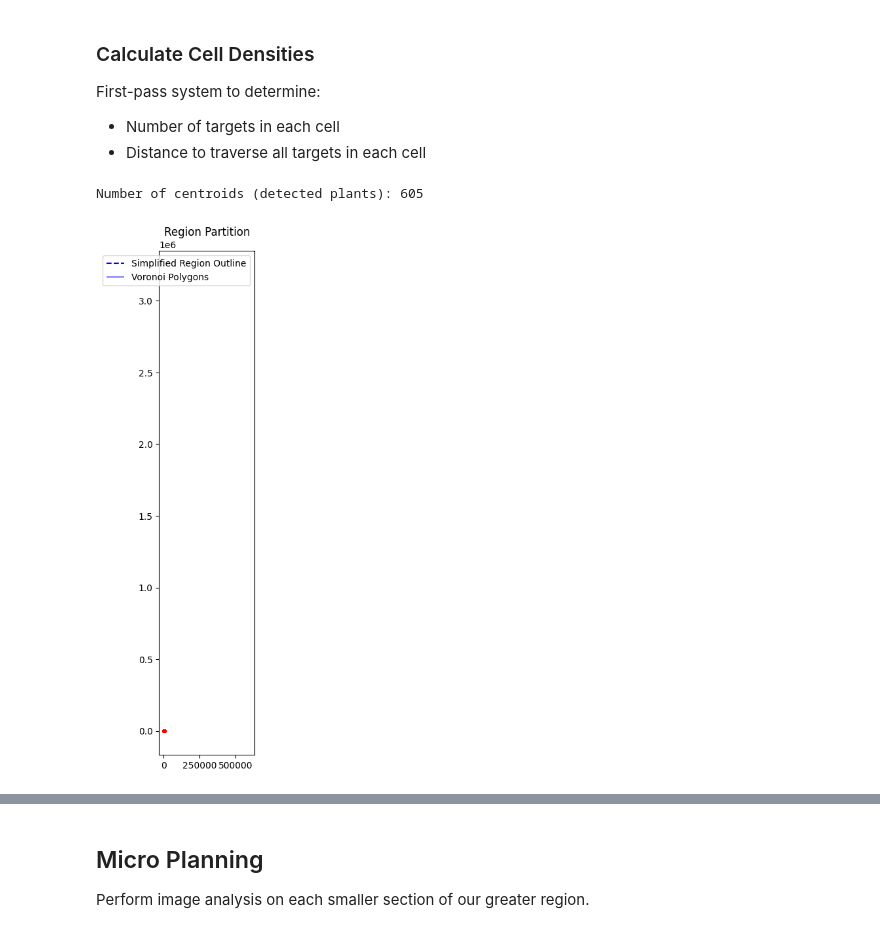
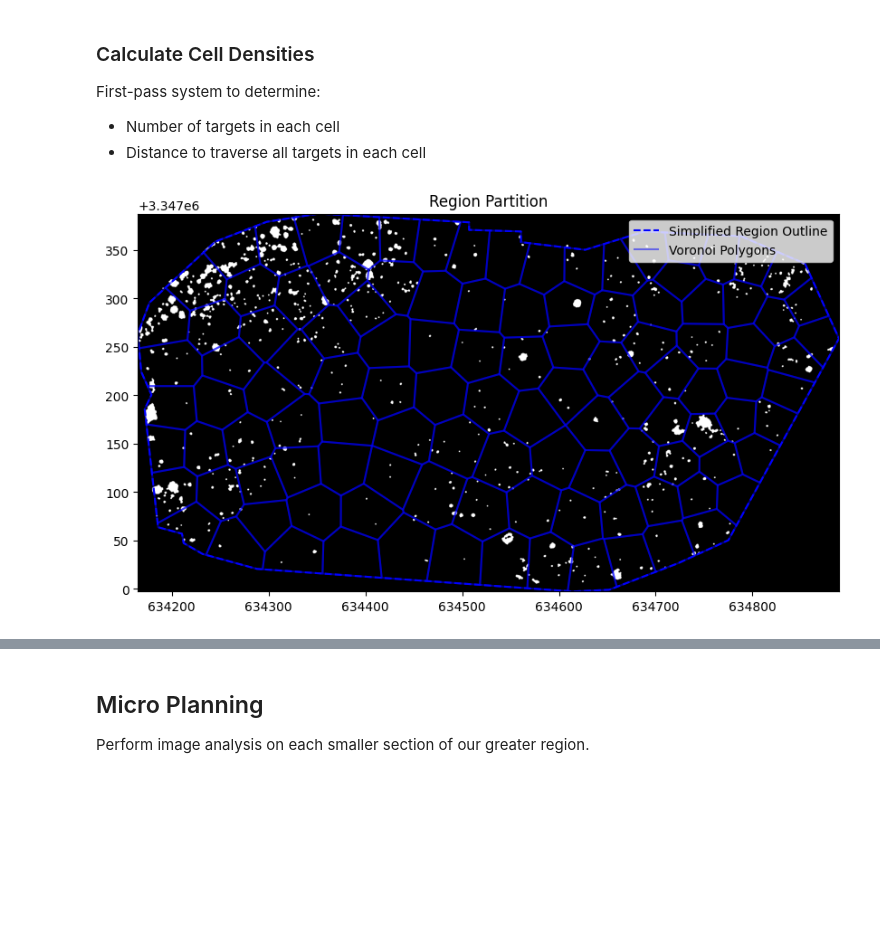
Before and after one commit to javelina-works/unsupervised-cv-search, a Jupyter notebook: content/notebooks/work_plan.ipynb, the cells around one changed output, grey strips where cells are left out. Cells and saved outputs as stored; diff of their text form; code cells hidden in the pictures; blank space fills up the shorter version.

Commit message:
Fix binary mask extent generation

```diff
--- a/content/notebooks/work_plan.ipynb
+++ b/content/notebooks/work_plan.ipynb
@@ -206,0 +198,21 @@ print(f"Number of centroids (detected plants): {len(centroids)}")
+# %%
+from plant_search.image_preprocess import (
+    generate_target_mask,
+    identify_targets,
+)
+
+binary_mask = generate_target_mask(image) # Generate
+
+# Load mask the easy way
+binary_mask_path = "../outputs/region_binary_mask.tif"
+
+# Open the GeoTIFF and load as NumPy array
+with rasterio.open(binary_mask_path) as src:
+    binary_mask = src.read(1)  # Read the first band
+    transform = src.transform  # Get the affine transform
+    crs = src.crs  # Get the CRS
+
+
+# targets_gdf = identify_targets(binary_mask, transform)
+
+# print(f"Number of targets (detected plants): {len(targets_gdf)}")
@@ -207,25 +239,35 @@ print(f"Number of centroids (detected plants): {len(centroids)}")
 # %%
 
 # Display identified targets
 fig, ax = plt.subplots(figsize=(10, 10))
-ax.imshow(image, extent=image_extent, alpha=0.8) # Display original image
+# ax.imshow(image, extent=image_extent, alpha=0.8) # Display original image
+ax.imshow(binary_mask, extent=image_extent, cmap='gray')
+
 # Region outline
 gpd.GeoDataFrame({"geometry": [simplified_polygon]}).boundary.plot(ax=ax, color="blue", linestyle="--", label="Simplified Region Outline")
 # Region cells
 voronoi_gdf.boundary.plot(ax=ax, color="blue", alpha=0.5, label="Voronoi Polygons")
 # points_gdf.plot(ax=ax, color="red", markersize=10, label="Seed Points")
-for bbox, centroid in zip(bounding_boxes, centroids):
-    (min_col, min_row), (max_col, max_row) = bbox # Draw bounding box
-    ax.add_patch(plt.Rectangle((min_col, min_row), max_col - min_col, max_row - min_row,
-                                edgecolor="red", fill=False, linewidth=1))
-    ax.plot(centroid[0], centroid[1], "ro", markersize=2)  # Plot centroid
+
+# Plot targets bounding boxes
+# targets_gdf.plot(column='bounding_box', ax=ax, edgecolor='red', facecolor='none', linewidth=1.5, label='Bounding Boxes')
+# Plot targets centroids
+# targets_gdf = targets_gdf.set_geometry('geometry')
+# targets_gdf.plot(ax=ax, color='blue', markersize=10, label='Centroids')
+
+
+
+# for bbox, centroid in zip(bounding_boxes, centroids):
+#     (min_col, min_row), (max_col, max_row) = bbox # Draw bounding box
+#     ax.add_patch(plt.Rectangle((min_col, min_row), max_col - min_col, max_row - min_row,
+#                                 edgecolor="red", fill=False, linewidth=1))
+#     ax.plot(centroid[0], centroid[1], "ro", markersize=2)  # Plot centroid
 
 plt.legend()
 plt.title("Region Partition")
 plt.show()
 # %% [output]
-Number of centroids (detected plants): 605
-[figure, old version]
+[figure, new version]
 # %%
 from plant_search.pathfinding import (
     compute_tsp_path,
```
Also changed, not shown: parts of 5 cells of this notebook, 3 other files.
